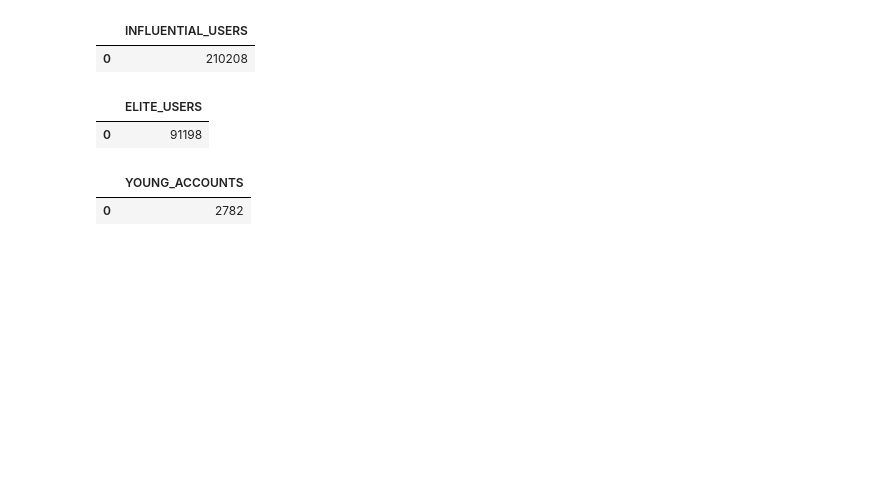
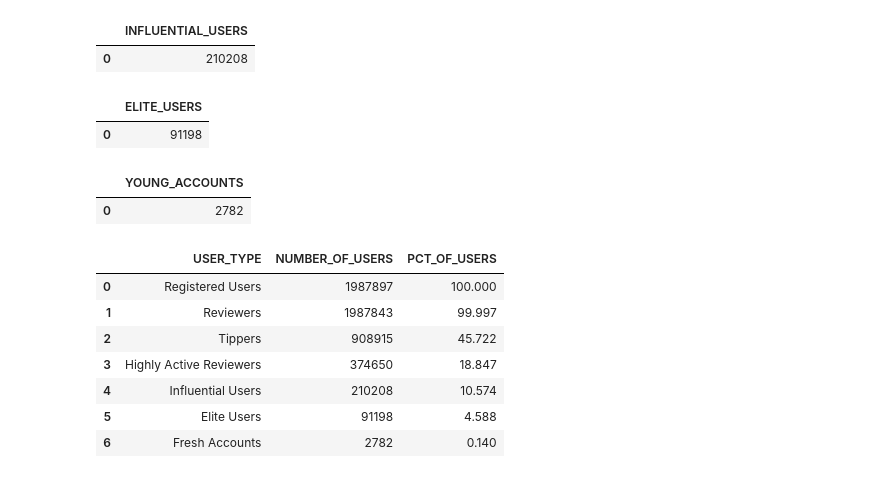
Before and after one commit to KeeganDavis/data-projects, a Jupyter notebook: yelp-reviews/notebooks/sql_queries.ipynb, the cells around one changed output. Saved outputs shown, nothing was run; the diff lists cells and outputs as text; code cells hidden in the pictures; blank space fills up the shorter version.

Commit message:
added user engagement funnel table

```diff
--- a/yelp-reviews/notebooks/sql_queries.ipynb
+++ b/yelp-reviews/notebooks/sql_queries.ipynb
@@ -812,3 +812,51 @@ display(df)
 # %% [output]
 |  | YOUNG_ACCOUNTS |
 | 0 | 2782 |
+# %%
+# Create user engagement funnel
+df = cur.execute('''
+                SELECT 'Registered Users' AS User_Type, COUNT(*) AS Number_Of_Users, 100 AS Pct_Of_Users
+                FROM yelp_users
+                UNION
+                SELECT 'Reviewers', COUNT(user_id), ROUND(COUNT(user_id) / (SELECT COUNT(*) FROM yelp_users) * 100, 3)
+                FROM yelp_users
+                WHERE review_count >= 1
+                UNION
+                SELECT 'Highly Active Reviewers', COUNT(user_id), ROUND(COUNT(user_id) / (SELECT COUNT(*) FROM yelp_users) * 100, 3)
+                FROM yelp_users
+                WHERE review_count >= (
+                SELECT ROUND(AVG(review_count), 2) AS avg_reviews
+                FROM yelp_users
+                )
+                UNION
+                SELECT 'Tippers', COUNT(user_id), ROUND(COUNT(user_id) / (SELECT COUNT(*) FROM yelp_users) * 100, 3)
+                FROM yelp_tips
+                UNION
+                SELECT 'Influential Users', COUNT(user_id), ROUND(COUNT(user_id) / (SELECT COUNT(*) FROM yelp_users) * 100, 3)
+                FROM yelp_users
+                WHERE fans >= (
+                SELECT ROUND(AVG(fans), 2) AS avg_fans
+                FROM yelp_users
+                )
+                UNION
+                SELECT 'Elite Users', COUNT(user_id), ROUND(COUNT(user_id) / (SELECT COUNT(*) FROM yelp_users) * 100, 3)
+                FROM yelp_users
+                WHERE elite != ''
+                UNION
+                SELECT 'Fresh Accounts', COUNT(user_id), ROUND(COUNT(user_id) / (SELECT COUNT(*) FROM yelp_users) * 100, 3)
+                FROM yelp_users
+                WHERE EXTRACT(year from yelping_since) = 2022
+                ORDER BY 2 DESC
+                ;
+                 ''').fetch_pandas_all()
+
+display(df)
+# %% [output]
+|  | USER_TYPE | NUMBER_OF_USERS | PCT_OF_USERS |
+| 0 | Registered Users | 1987897 | 100.000 |
+| 1 | Reviewers | 1987843 | 99.997 |
+| 2 | Tippers | 908915 | 45.722 |
+| 3 | Highly Active Reviewers | 374650 | 18.847 |
+| 4 | Influential Users | 210208 | 10.574 |
+| 5 | Elite Users | 91198 | 4.588 |
+| 6 | Fresh Accounts | 2782 | 0.140 |
```
